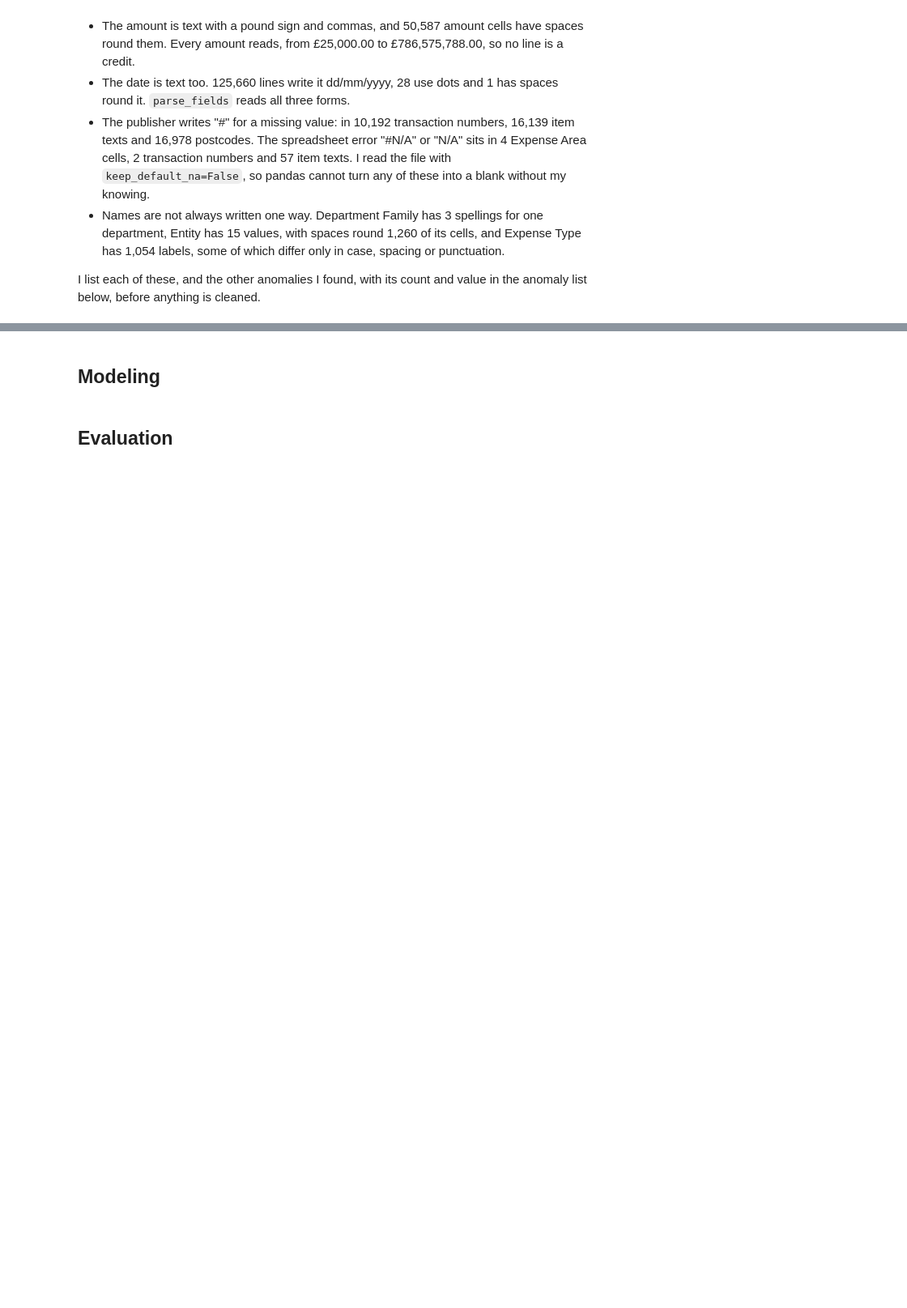
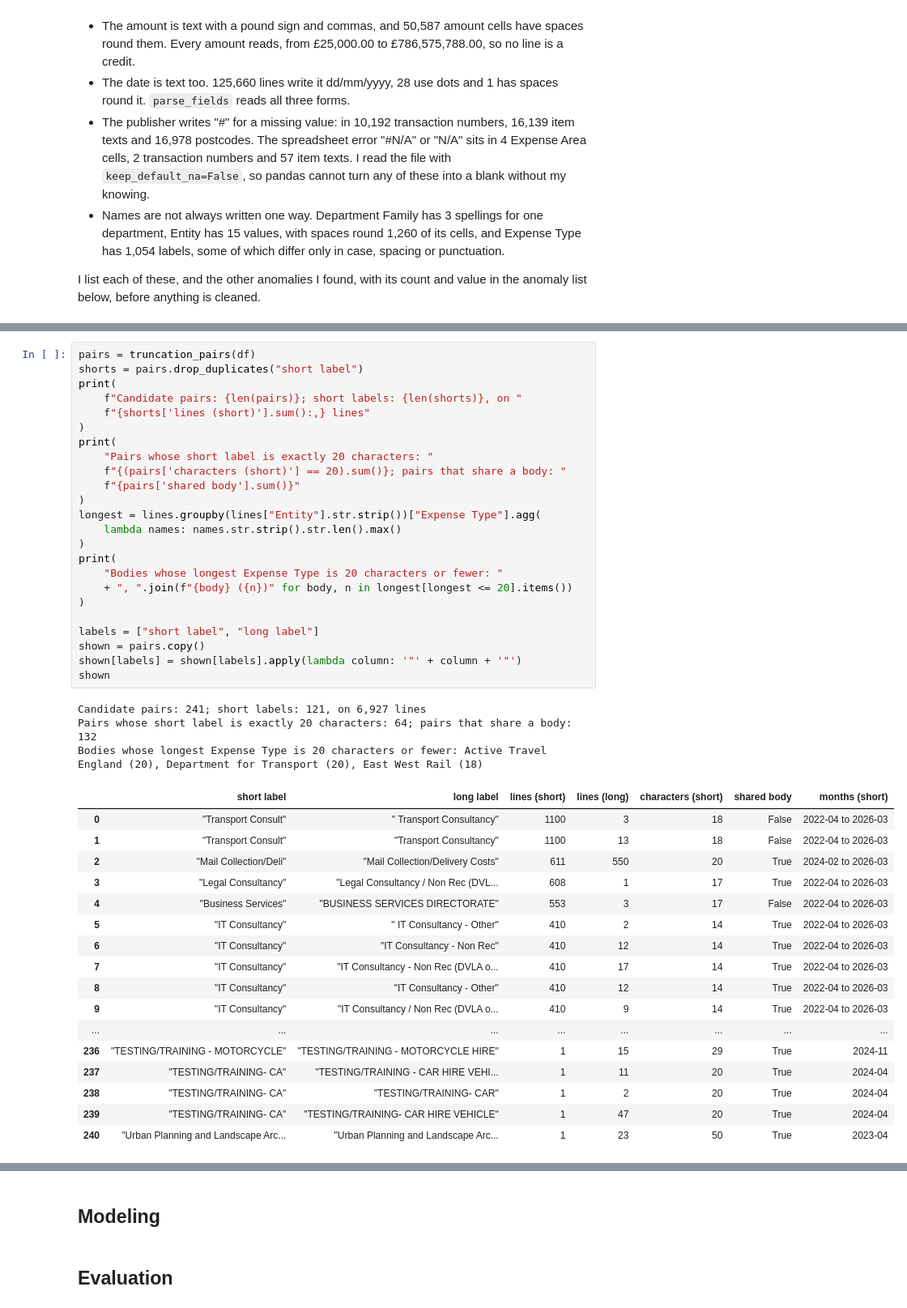
Before and after one commit to PaddyGilliland1/applied-machine-learning-project, a Jupyter notebook: modeling.ipynb, the cells around one changed output, grey strips where cells are left out. Shown at 81% size. Drawn from its saved outputs; the diff is of its cells as text; blank space fills up the shorter version.

```diff
--- a/modeling.ipynb
+++ b/modeling.ipynb
@@ -217,0 +561,45 @@ I list each of these, and the other anomalies I found, with its count and value
+# %%
+pairs = truncation_pairs(df)
+shorts = pairs.drop_duplicates("short label")
+print(
+    f"Candidate pairs: {len(pairs)}; short labels: {len(shorts)}, on "
+    f"{shorts['lines (short)'].sum():,} lines"
+)
+print(
+    "Pairs whose short label is exactly 20 characters: "
+    f"{(pairs['characters (short)'] == 20).sum()}; pairs that share a body: "
+    f"{pairs['shared body'].sum()}"
+)
+longest = lines.groupby(lines["Entity"].str.strip())["Expense Type"].agg(
+    lambda names: names.str.strip().str.len().max()
+)
+print(
+    "Bodies whose longest Expense Type is 20 characters or fewer: "
+    + ", ".join(f"{body} ({n})" for body, n in longest[longest <= 20].items())
+)
+
+labels = ["short label", "long label"]
+shown = pairs.copy()
+shown[labels] = shown[labels].apply(lambda column: '"' + column + '"')
+shown
+# %% [output]
+Candidate pairs: 241; short labels: 121, on 6,927 lines
+Pairs whose short label is exactly 20 characters: 64; pairs that share a body: 132
+Bodies whose longest Expense Type is 20 characters or fewer: Active Travel England (20), Department for Transport (20), East West Rail (18)
+|  | short label | long label | lines (short) | lines (long) | characters (short) | shared body | months (short) |
+| 0 | "Transport Consult" | " Transport Consultancy" | 1100 | 3 | 18 | False | 2022-04 to 2026-03 |
+| 1 | "Transport Consult" | "Transport Consultancy" | 1100 | 13 | 18 | False | 2022-04 to 2026-03 |
+| 2 | "Mail Collection/Deli" | "Mail Collection/Delivery Costs" | 611 | 550 | 20 | True | 2024-02 to 2026-03 |
+| 3 | "Legal Consultancy" | "Legal Consultancy / Non Rec (DVL... | 608 | 1 | 17 | True | 2022-04 to 2026-03 |
+| 4 | "Business Services" | "BUSINESS SERVICES DIRECTORATE" | 553 | 3 | 17 | False | 2022-04 to 2026-03 |
+| 5 | "IT Consultancy" | " IT Consultancy - Other" | 410 | 2 | 14 | True | 2022-04 to 2026-03 |
+| 6 | "IT Consultancy" | "IT Consultancy - Non Rec" | 410 | 12 | 14 | True | 2022-04 to 2026-03 |
+| 7 | "IT Consultancy" | "IT Consultancy - Non Rec (DVLA o... | 410 | 17 | 14 | True | 2022-04 to 2026-03 |
+| 8 | "IT Consultancy" | "IT Consultancy - Other" | 410 | 12 | 14 | True | 2022-04 to 2026-03 |
+| 9 | "IT Consultancy" | "IT Consultancy / Non Rec (DVLA o... | 410 | 9 | 14 | True | 2022-04 to 2026-03 |
+| ... | ... | ... | ... | ... | ... | ... | ... |
+| 236 | "TESTING/TRAINING - MOTORCYCLE" | "TESTING/TRAINING - MOTORCYCLE HIRE" | 1 | 15 | 29 | True | 2024-11 |
+| 237 | "TESTING/TRAINING- CA" | "TESTING/TRAINING - CAR HIRE VEHI... | 1 | 11 | 20 | True | 2024-04 |
+| 238 | "TESTING/TRAINING- CA" | "TESTING/TRAINING- CAR" | 1 | 2 | 20 | True | 2024-04 |
+| 239 | "TESTING/TRAINING- CA" | "TESTING/TRAINING- CAR HIRE VEHICLE" | 1 | 47 | 20 | True | 2024-04 |
+| 240 | "Urban Planning and Landscape Arc... | "Urban Planning and Landscape Arc... | 1 | 23 | 50 | True | 2023-04 |
```
Also changed, not shown: parts of 22 cells of this notebook.
